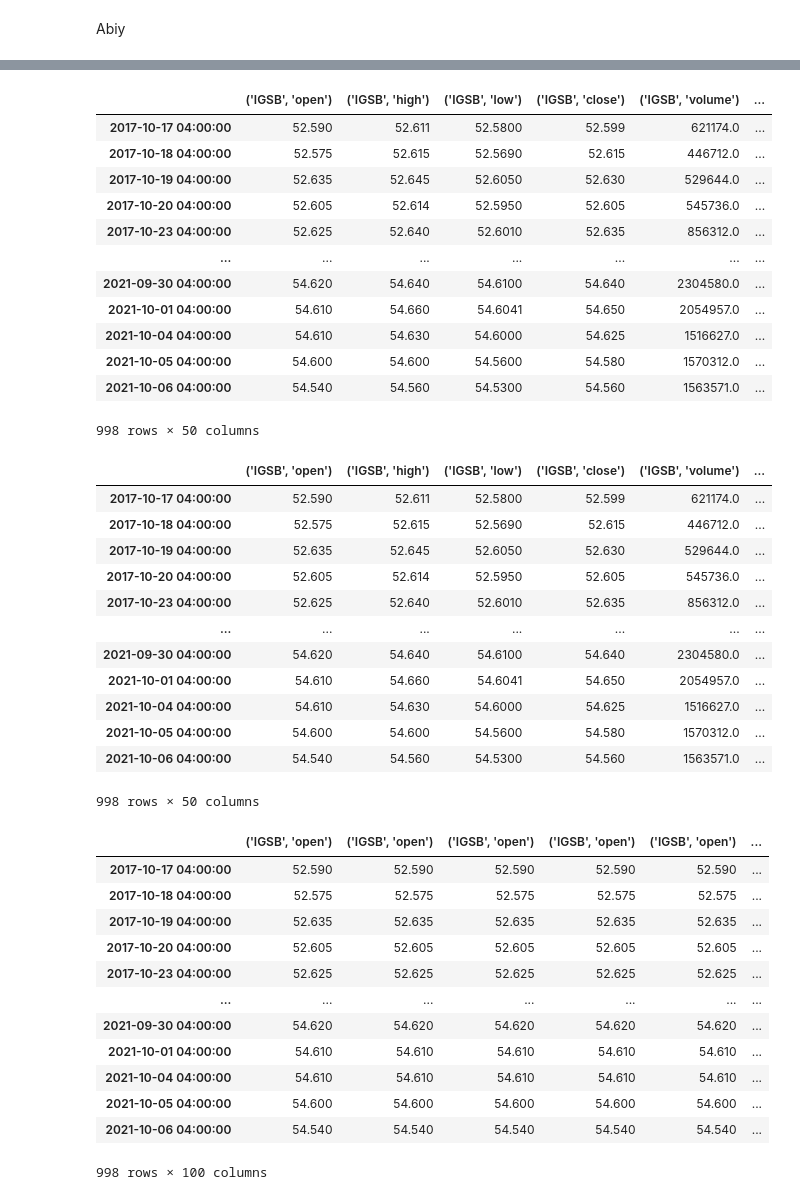
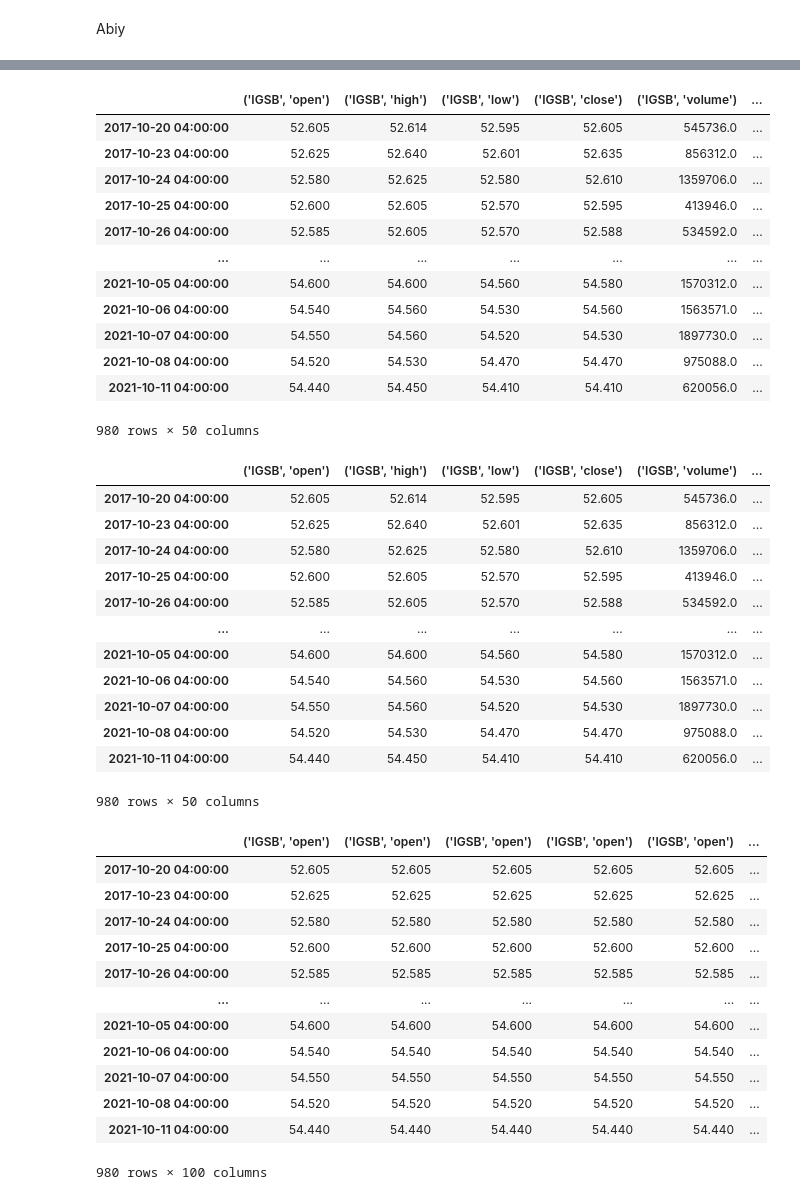
Before and after one commit to toniahurst/project_2, a Jupyter notebook: portfolio_a.ipynb, the cells around one changed output, grey strips where cells are left out. Cells and saved outputs as stored; diff of their text form; code cells hidden in the pictures.

Commit message:
portfolio added

```diff
--- a/portfolio_a.ipynb
+++ b/portfolio_a.ipynb
@@ -70,7 +70,7 @@ crypto_df
 # %%
 #zero_risk=bond_df[["TLT","VGLT","VOOG","VMBS","IWF","IGSB","GOVT","AGZ"]]
 # %%
-new_df = pd.concat([bond_df,stock_df], axis=1)
+new_df = pd.concat([bond_df,stock_df,crypto_df], axis=1)
 new_df
 
 ticker_names =["TLT","VGLT","VOOG","VMBS","IWF","IGSB","GOVT","AGZ"]
@@ -86,6 +86,6 @@ for column in columns:
 
 
 ticker_columns
-new_df[ticker_columns]
+new_df[ticker_columns].dropna()
 # %% [output]
 |  | ('GOVT', 'open') | ('GOVT', 'high') | ('GOVT', 'low') | ('GOVT', 'close') | ('GOVT', 'volume') | ... |
@@ -193,19 +186,19 @@ for column in columns:
 # new_df[tickers_columns1]
 # %%
 #Low Medium Risk portfolio(60% bonds and 40% stocks)
-low_medium_risk_portfolio=new_df[tickers_columns1]
+low_medium_risk_portfolio=new_df[tickers_columns1].dropna()
 low_medium_risk_portfolio
 # %% [output]
 |  | ('IGSB', 'open') | ('IGSB', 'high') | ('IGSB', 'low') | ('IGSB', 'close') | ('IGSB', 'volume') | ... |
-| 2017-10-17 04:00:00 | 52.590 | 52.611 | 52.5800 | 52.599 | 621174.0 | ... |
-| 2017-10-18 04:00:00 | 52.575 | 52.615 | 52.5690 | 52.615 | 446712.0 | ... |
-| 2017-10-19 04:00:00 | 52.635 | 52.645 | 52.6050 | 52.630 | 529644.0 | ... |
-| 2017-10-20 04:00:00 | 52.605 | 52.614 | 52.5950 | 52.605 | 545736.0 | ... |
-| 2017-10-23 04:00:00 | 52.625 | 52.640 | 52.6010 | 52.635 | 856312.0 | ... |
+| 2017-10-20 04:00:00 | 52.605 | 52.614 | 52.595 | 52.605 | 545736.0 | ... |
+| 2017-10-23 04:00:00 | 52.625 | 52.640 | 52.601 | 52.635 | 856312.0 | ... |
+| 2017-10-24 04:00:00 | 52.580 | 52.625 | 52.580 | 52.610 | 1359706.0 | ... |
+| 2017-10-25 04:00:00 | 52.600 | 52.605 | 52.570 | 52.595 | 413946.0 | ... |
+| 2017-10-26 04:00:00 | 52.585 | 52.605 | 52.570 | 52.588 | 534592.0 | ... |
 | ... | ... | ... | ... | ... | ... | ... |
-| 2021-09-30 04:00:00 | 54.620 | 54.640 | 54.6100 | 54.640 | 2304580.0 | ... |
-| 2021-10-01 04:00:00 | 54.610 | 54.660 | 54.6041 | 54.650 | 2054957.0 | ... |
-| 2021-10-04 04:00:00 | 54.610 | 54.630 | 54.6000 | 54.625 | 1516627.0 | ... |
-| 2021-10-05 04:00:00 | 54.600 | 54.600 | 54.5600 | 54.580 | 1570312.0 | ... |
-| 2021-10-06 04:00:00 | 54.540 | 54.560 | 54.5300 | 54.560 | 1563571.0 | ... |
+| 2021-10-05 04:00:00 | 54.600 | 54.600 | 54.560 | 54.580 | 1570312.0 | ... |
+| 2021-10-06 04:00:00 | 54.540 | 54.560 | 54.530 | 54.560 | 1563571.0 | ... |
+| 2021-10-07 04:00:00 | 54.550 | 54.560 | 54.520 | 54.530 | 1897730.0 | ... |
+| 2021-10-08 04:00:00 | 54.520 | 54.530 | 54.470 | 54.470 | 975088.0 | ... |
+| 2021-10-11 04:00:00 | 54.440 | 54.450 | 54.410 | 54.410 | 620056.0 | ... |
-998 rows × 50 columns
+980 rows × 50 columns
@@ -225,19 +220,19 @@ for column in columns:
 # %%
 #Medium Risk Portfolio (60% stocks and 40% bonds)
 # %%
-medium_risk_portfolio= new_df[tickers_columns2]
+medium_risk_portfolio= new_df[tickers_columns2].dropna()
 medium_risk_portfolio
 # %% [output]
 |  | ('IGSB', 'open') | ('IGSB', 'high') | ('IGSB', 'low') | ('IGSB', 'close') | ('IGSB', 'volume') | ... |
-| 2017-10-17 04:00:00 | 52.590 | 52.611 | 52.5800 | 52.599 | 621174.0 | ... |
-| 2017-10-18 04:00:00 | 52.575 | 52.615 | 52.5690 | 52.615 | 446712.0 | ... |
-| 2017-10-19 04:00:00 | 52.635 | 52.645 | 52.6050 | 52.630 | 529644.0 | ... |
-| 2017-10-20 04:00:00 | 52.605 | 52.614 | 52.5950 | 52.605 | 545736.0 | ... |
-| 2017-10-23 04:00:00 | 52.625 | 52.640 | 52.6010 | 52.635 | 856312.0 | ... |
+| 2017-10-20 04:00:00 | 52.605 | 52.614 | 52.595 | 52.605 | 545736.0 | ... |
+| 2017-10-23 04:00:00 | 52.625 | 52.640 | 52.601 | 52.635 | 856312.0 | ... |
+| 2017-10-24 04:00:00 | 52.580 | 52.625 | 52.580 | 52.610 | 1359706.0 | ... |
+| 2017-10-25 04:00:00 | 52.600 | 52.605 | 52.570 | 52.595 | 413946.0 | ... |
+| 2017-10-26 04:00:00 | 52.585 | 52.605 | 52.570 | 52.588 | 534592.0 | ... |
 | ... | ... | ... | ... | ... | ... | ... |
-| 2021-09-30 04:00:00 | 54.620 | 54.640 | 54.6100 | 54.640 | 2304580.0 | ... |
-| 2021-10-01 04:00:00 | 54.610 | 54.660 | 54.6041 | 54.650 | 2054957.0 | ... |
-| 2021-10-04 04:00:00 | 54.610 | 54.630 | 54.6000 | 54.625 | 1516627.0 | ... |
-| 2021-10-05 04:00:00 | 54.600 | 54.600 | 54.5600 | 54.580 | 1570312.0 | ... |
-| 2021-10-06 04:00:00 | 54.540 | 54.560 | 54.5300 | 54.560 | 1563571.0 | ... |
+| 2021-10-05 04:00:00 | 54.600 | 54.600 | 54.560 | 54.580 | 1570312.0 | ... |
+| 2021-10-06 04:00:00 | 54.540 | 54.560 | 54.530 | 54.560 | 1563571.0 | ... |
+| 2021-10-07 04:00:00 | 54.550 | 54.560 | 54.520 | 54.530 | 1897730.0 | ... |
+| 2021-10-08 04:00:00 | 54.520 | 54.530 | 54.470 | 54.470 | 975088.0 | ... |
+| 2021-10-11 04:00:00 | 54.440 | 54.450 | 54.410 | 54.410 | 620056.0 | ... |
-998 rows × 50 columns
+980 rows × 50 columns
@@ -255,19 +252,19 @@ for column in columns:
 # new_df[tickers_columns3]
 # %%
 #Medium High Risk portfolio(70% stocks and 30% bonds)
-medium_high_risk_portfolio = new_df[tickers_columns3]
+medium_high_risk_portfolio = new_df[tickers_columns3].dropna()
 medium_high_risk_portfolio
 # %% [output]
 |  | ('IGSB', 'open') | ('IGSB', 'open') | ('IGSB', 'open') | ('IGSB', 'open') | ('IGSB', 'open') | ... |
-| 2017-10-17 04:00:00 | 52.590 | 52.590 | 52.590 | 52.590 | 52.590 | ... |
-| 2017-10-18 04:00:00 | 52.575 | 52.575 | 52.575 | 52.575 | 52.575 | ... |
-| 2017-10-19 04:00:00 | 52.635 | 52.635 | 52.635 | 52.635 | 52.635 | ... |
 | 2017-10-20 04:00:00 | 52.605 | 52.605 | 52.605 | 52.605 | 52.605 | ... |
 | 2017-10-23 04:00:00 | 52.625 | 52.625 | 52.625 | 52.625 | 52.625 | ... |
+| 2017-10-24 04:00:00 | 52.580 | 52.580 | 52.580 | 52.580 | 52.580 | ... |
+| 2017-10-25 04:00:00 | 52.600 | 52.600 | 52.600 | 52.600 | 52.600 | ... |
+| 2017-10-26 04:00:00 | 52.585 | 52.585 | 52.585 | 52.585 | 52.585 | ... |
 | ... | ... | ... | ... | ... | ... | ... |
-| 2021-09-30 04:00:00 | 54.620 | 54.620 | 54.620 | 54.620 | 54.620 | ... |
-| 2021-10-01 04:00:00 | 54.610 | 54.610 | 54.610 | 54.610 | 54.610 | ... |
-| 2021-10-04 04:00:00 | 54.610 | 54.610 | 54.610 | 54.610 | 54.610 | ... |
 | 2021-10-05 04:00:00 | 54.600 | 54.600 | 54.600 | 54.600 | 54.600 | ... |
 | 2021-10-06 04:00:00 | 54.540 | 54.540 | 54.540 | 54.540 | 54.540 | ... |
+| 2021-10-07 04:00:00 | 54.550 | 54.550 | 54.550 | 54.550 | 54.550 | ... |
+| 2021-10-08 04:00:00 | 54.520 | 54.520 | 54.520 | 54.520 | 54.520 | ... |
+| 2021-10-11 04:00:00 | 54.440 | 54.440 | 54.440 | 54.440 | 54.440 | ... |
-998 rows × 100 columns
+980 rows × 100 columns
```
Also changed, not shown: parts of 18 cells of this notebook.
